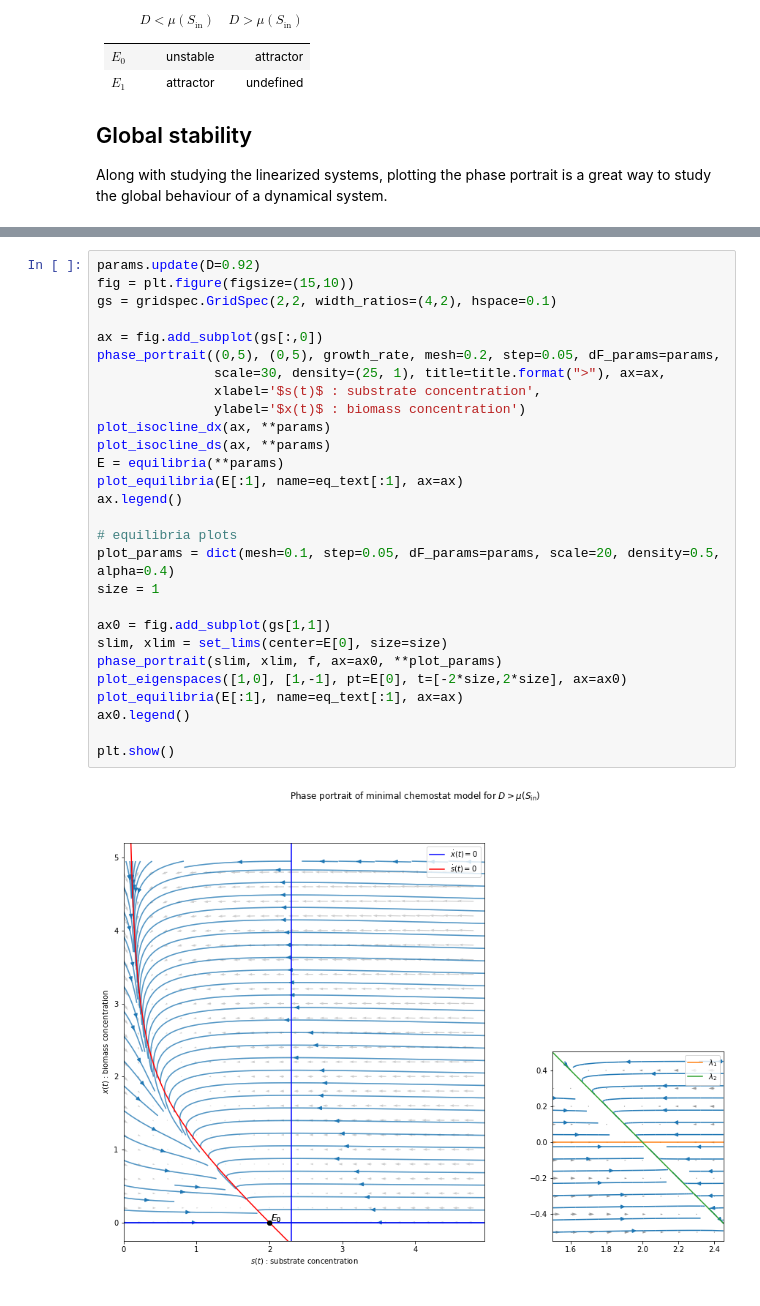
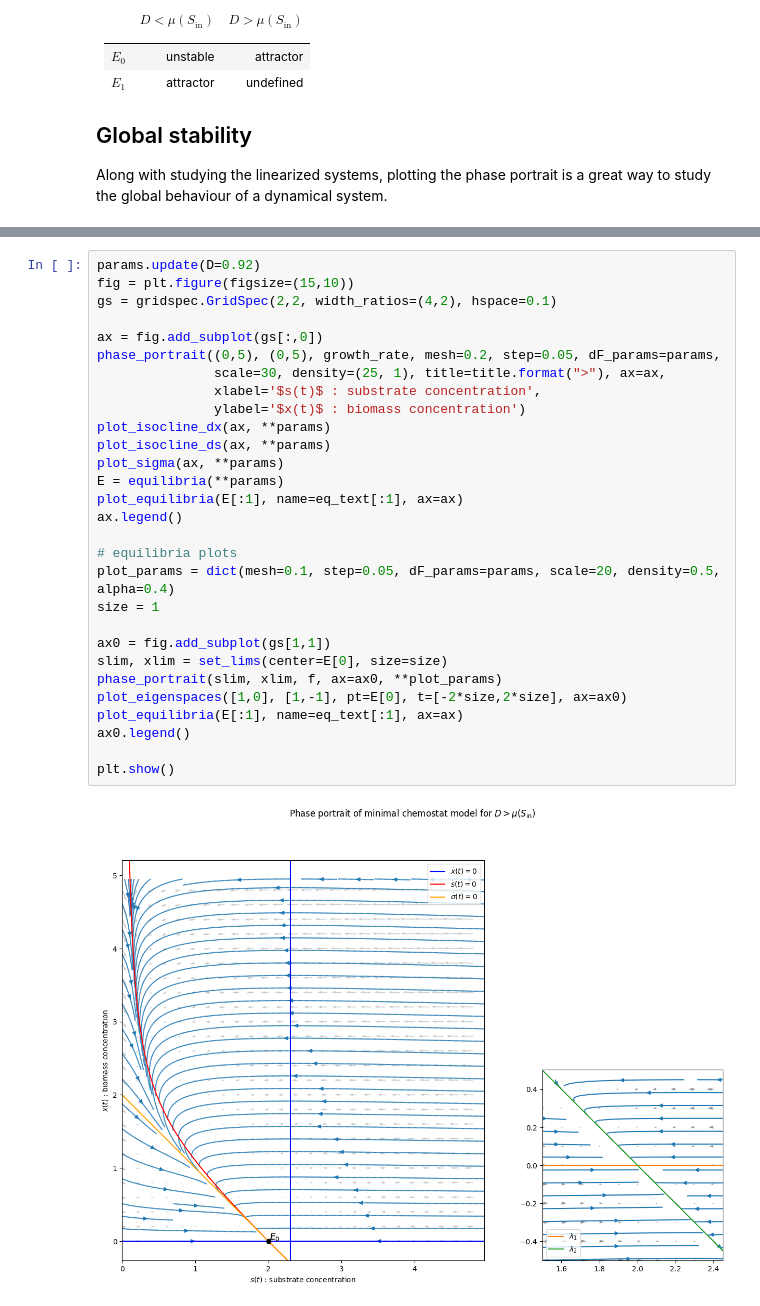
Before and after one commit to rand-asswad/chemostat-models, a Jupyter notebook: notebooks/growth_single.ipynb, the cells around one changed output, grey strips where cells are left out. Saved outputs shown, nothing was run; the diff lists cells and outputs as text.

```diff
--- a/notebooks/growth_single.ipynb
+++ b/notebooks/growth_single.ipynb
@@ -586,33 +618,34 @@ plt.show()
 # %%
 params.update(D=0.92)
 fig = plt.figure(figsize=(15,10))
 gs = gridspec.GridSpec(2,2, width_ratios=(4,2), hspace=0.1)
 
 ax = fig.add_subplot(gs[:,0])
 phase_portrait((0,5), (0,5), growth_rate, mesh=0.2, step=0.05, dF_params=params,
                scale=30, density=(25, 1), title=title.format(">"), ax=ax,
                xlabel='$s(t)$ : substrate concentration',
                ylabel='$x(t)$ : biomass concentration')
 plot_isocline_dx(ax, **params)
 plot_isocline_ds(ax, **params)
+plot_sigma(ax, **params)
 E = equilibria(**params)
 plot_equilibria(E[:1], name=eq_text[:1], ax=ax)
 ax.legend()
 
 # equilibria plots
 plot_params = dict(mesh=0.1, step=0.05, dF_params=params, scale=20, density=0.5, alpha=0.4)
 size = 1
 
 ax0 = fig.add_subplot(gs[1,1])
 slim, xlim = set_lims(center=E[0], size=size)
 phase_portrait(slim, xlim, f, ax=ax0, **plot_params)
 plot_eigenspaces([1,0], [1,-1], pt=E[0], t=[-2*size,2*size], ax=ax0)
 plot_equilibria(E[:1], name=eq_text[:1], ax=ax)
 ax0.legend()
 
 plt.show()
 # %% [output]
-[figure, old version]
+[figure, new version]
 # %% [markdown]
 ## Toward less minimalism
 
```
Also changed, not shown: parts of 14 cells of this notebook, 2 other files.
